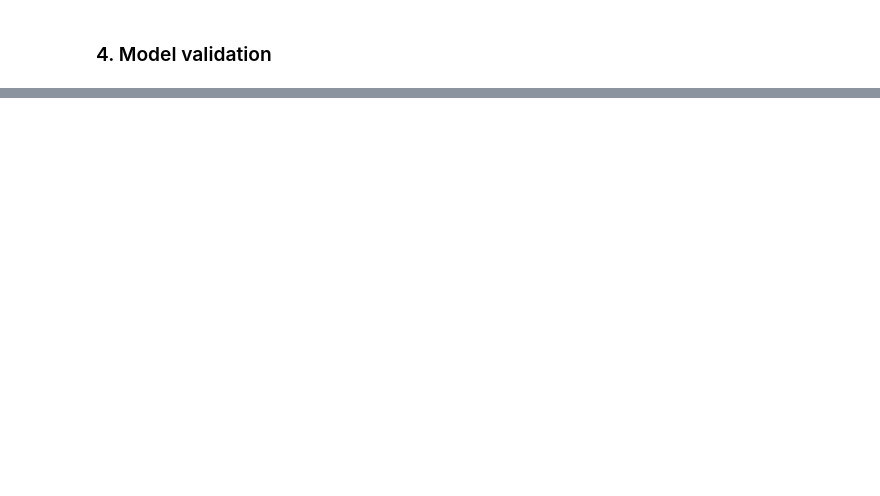
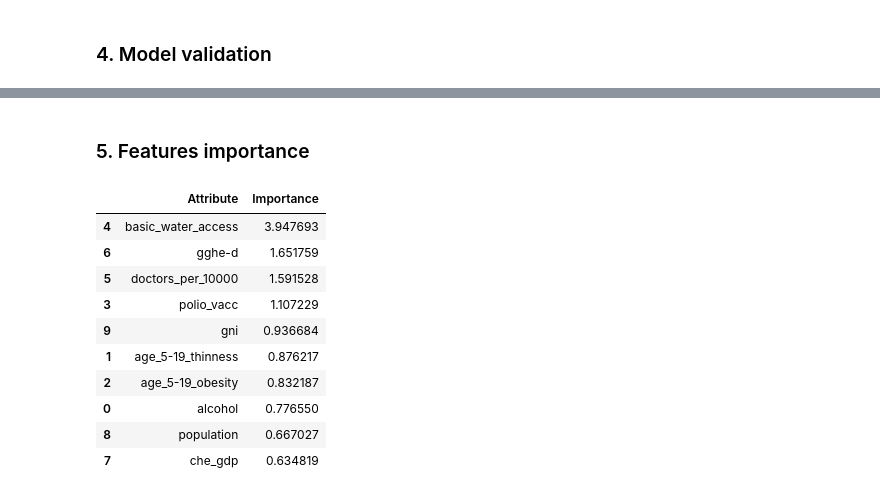
Before and after one commit to MagdalenaBlasky/Midterm_Case_Study, a Jupyter notebook: Life_Expectancy_Combined.ipynb, the cells around one changed output, grey strips where cells are left out. Cells and saved outputs as stored; diff of their text form; code cells hidden in the pictures; blank space fills up the shorter version.

```diff
--- a/Life_Expectancy_Combined.ipynb
+++ b/Life_Expectancy_Combined.ipynb
@@ -337,0 +338,22 @@ The Adjusted R2 for the train set is:  0.8696115265913072
+# %% [markdown]
+### 5. Features importance
+# %%
+features_importances = pd.DataFrame(data={
+    'Attribute': X_train.columns,
+    'Importance': abs(model.coef_)
+})
+features_importances = features_importances.sort_values(by='Importance', ascending=False)
+
+features_importances
+# %% [output]
+|  | Attribute | Importance |
+| 4 | basic_water_access | 3.947693 |
+| 6 | gghe-d | 1.651759 |
+| 5 | doctors_per_10000 | 1.591528 |
+| 3 | polio_vacc | 1.107229 |
+| 9 | gni | 0.936684 |
+| 1 | age_5-19_thinness | 0.876217 |
+| 2 | age_5-19_obesity | 0.832187 |
+| 0 | alcohol | 0.776550 |
+| 8 | population | 0.667027 |
+| 7 | che_gdp | 0.634819 |
```
Also changed, not shown: parts of 8 cells of this notebook.
